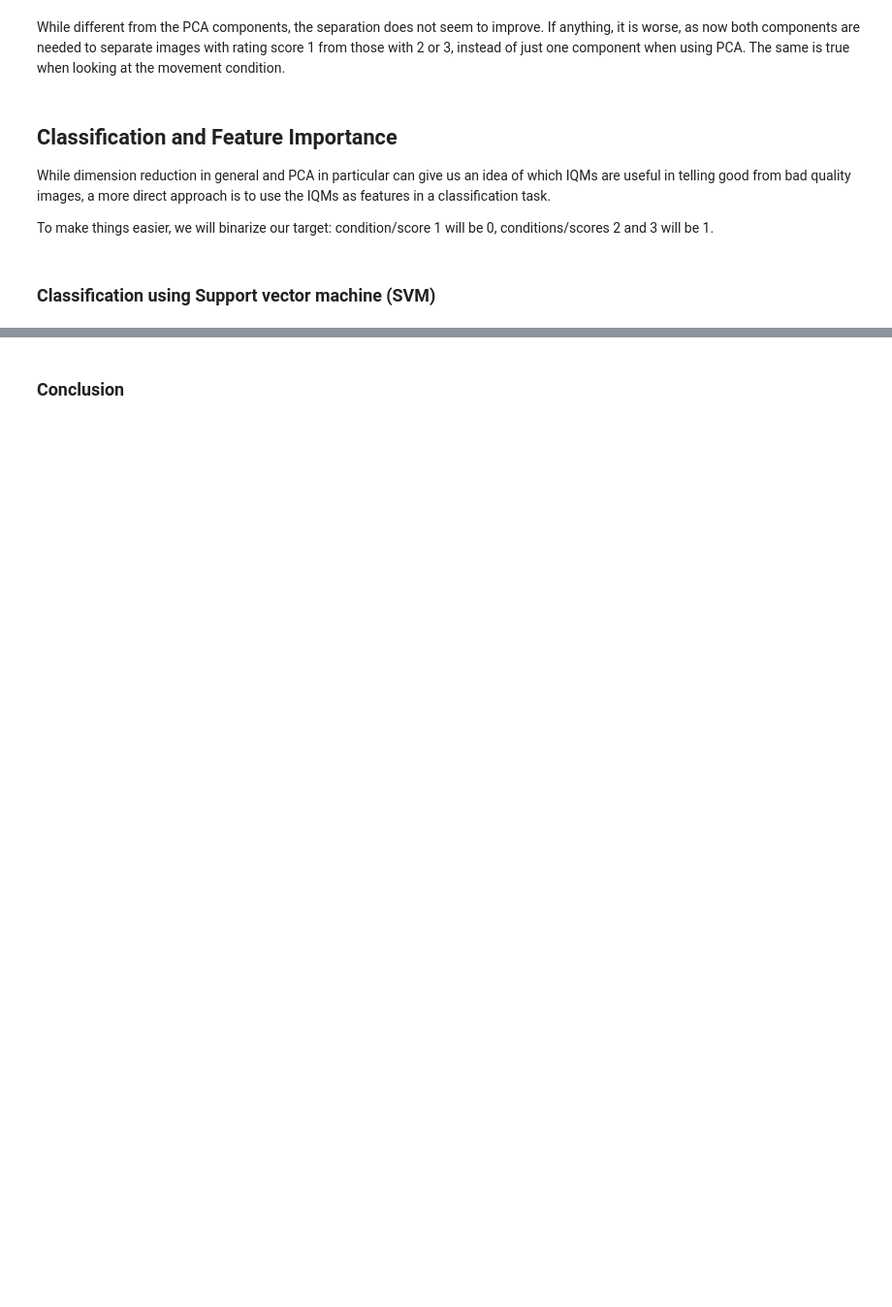
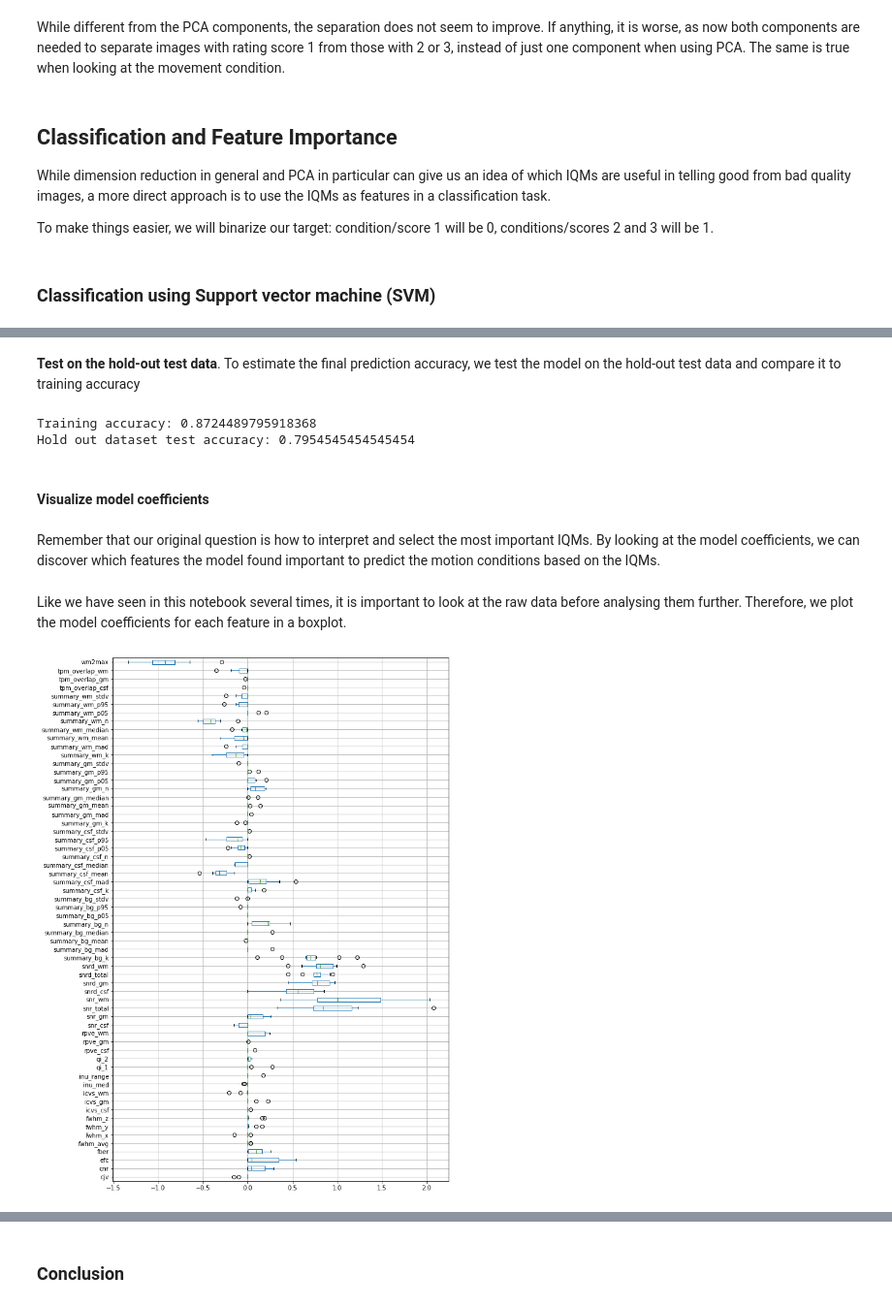
Before and after one commit to brainhack-ch/interpret-iqms, a Jupyter notebook: code/interpretability-of-iqms.ipynb, the cells around one changed output, grey strips where cells are left out. Shown: that part at 97% size. Saved outputs shown, nothing was run; the diff lists cells and outputs as text; code cells hidden in the pictures; blank space fills up the shorter version.

Commit message:
enh : add elastic net analysis

```diff
--- a/code/interpretability-of-iqms.ipynb
+++ b/code/interpretability-of-iqms.ipynb
@@ -116,0 +139,4 @@ iqms_scaled = pd.DataFrame(iqms_scaled, columns=iqms_use.columns, index=iqms_use
+# %%
+#We merge the dataframes based on their indexes, which corresponds to the bids name of each scan
+data_df = pd.merge(left=scores, left_index=True, right=iqms_scaled, right_index=True)
+data_df
@@ -199,0 +262,38 @@ svm = LinearSVC(C=0.0625)
+# %%
+n_cpus=20
+n_folds = 10
+# Save accuracy performance and hyper parameter values selected in inner cross-validation
+accuracy_perf = {'train': np.zeros(n_folds),
+                 'test': np.zeros(n_folds)}
+best_hyperparams = {'C': [],
+                    'l1_ratio': []}
+# Save model parameters at each iteration
+lr_params = []
+skf = StratifiedKFold(n_splits=n_folds, shuffle=True, random_state=42)
+# Iterate over each set of folds
+for i_fold, (train_ix, test_ix) in enumerate(skf.split(X_cv, y_cv)):
+    # test_ix is for our left out fold, and train_ix is from combining all other folds
+    X_train, X_test = X_cv[train_ix], X_cv[test_ix]
+    y_train, y_test = y_cv[train_ix], y_cv[test_ix]
+    # Define the logistic regression using Elastic-Net penalty
+    lr = LogisticRegression(penalty='elasticnet', solver='saga',
+                                   max_iter=10000, class_weight='balanced')
+    # Define the grid search using the previously given names with "dudder" __
+    grid_search = GridSearchCV(lr, n_jobs=n_cpus,
+                               param_grid={'C': [0.1, 0.5, 1.0, 5.0, 10, 50, 100],
+                                           'l1_ratio': np.linspace(0, 1, 11)})
+    # Fit as before, but use the grid search object
+    grid_search.fit(X_train, y_train)
+    # Get performance on training and test set (test set = left out fold)
+    best_hyperparams['C'].append(grid_search.best_params_['C'])
+    best_hyperparams['l1_ratio'].append(grid_search.best_params_['l1_ratio'])
+    best_lr = grid_search.best_estimator_
+    print(best_lr)
+    accuracy_perf['train'][i_fold] = accuracy_score(y_train, best_lr.predict(X_train))
+    accuracy_perf['test'][i_fold] = accuracy_score(y_test, best_lr.predict(X_test))
+    # Get model parameters
+    lr_params.append(best_lr.coef_[0])
+
+#Save model parameters as a dataframe
+lr_params_df = pd.DataFrame(lr_params, columns=X.columns)
+lr_params_df
@@ -199,0 +333,22 @@ svm = LinearSVC(C=0.0625)
+# %% [markdown]
+**Test on the hold-out test data**. To estimate the final prediction accuracy, we test the model on the hold-out test data and compare it to training accuracy
+# %%
+lr = LogisticRegression(penalty='elasticnet', solver='saga', max_iter=10000,
+                               C=1, l1_ratio=0.7, class_weight='balanced')
+lr.fit(X_cv, y_cv)
+print(f"Training accuracy: {accuracy_score(y_cv, lr.predict(X_cv))}")
+print(f"Hold out dataset test accuracy: {accuracy_score(y_final_test, lr.predict(X_final_test))}")
+# %% [output]
+Training accuracy: 0.8724489795918368
+Hold out dataset test accuracy: 0.7954545454545454
+# %% [markdown]
+#### Visualize model coefficients
+# %% [markdown]
+Remember that our original question is how to interpret and select the most important IQMs. By looking at the model coefficients, we can discover which features the model found important to predict the motion conditions based on the IQMs.
+# %% [markdown]
+Like we have seen in this notebook several times, it is important to look at the raw data before analysing them further. Therefore, we plot the model coefficients for each feature in a boxplot.
+# %%
+plt.figure(figsize=(10, 16))
+lr_params_df.boxplot(vert=False);
+# %% [output]
+[figure, added]
```
Also changed, not shown: parts of 25 cells of this notebook.
